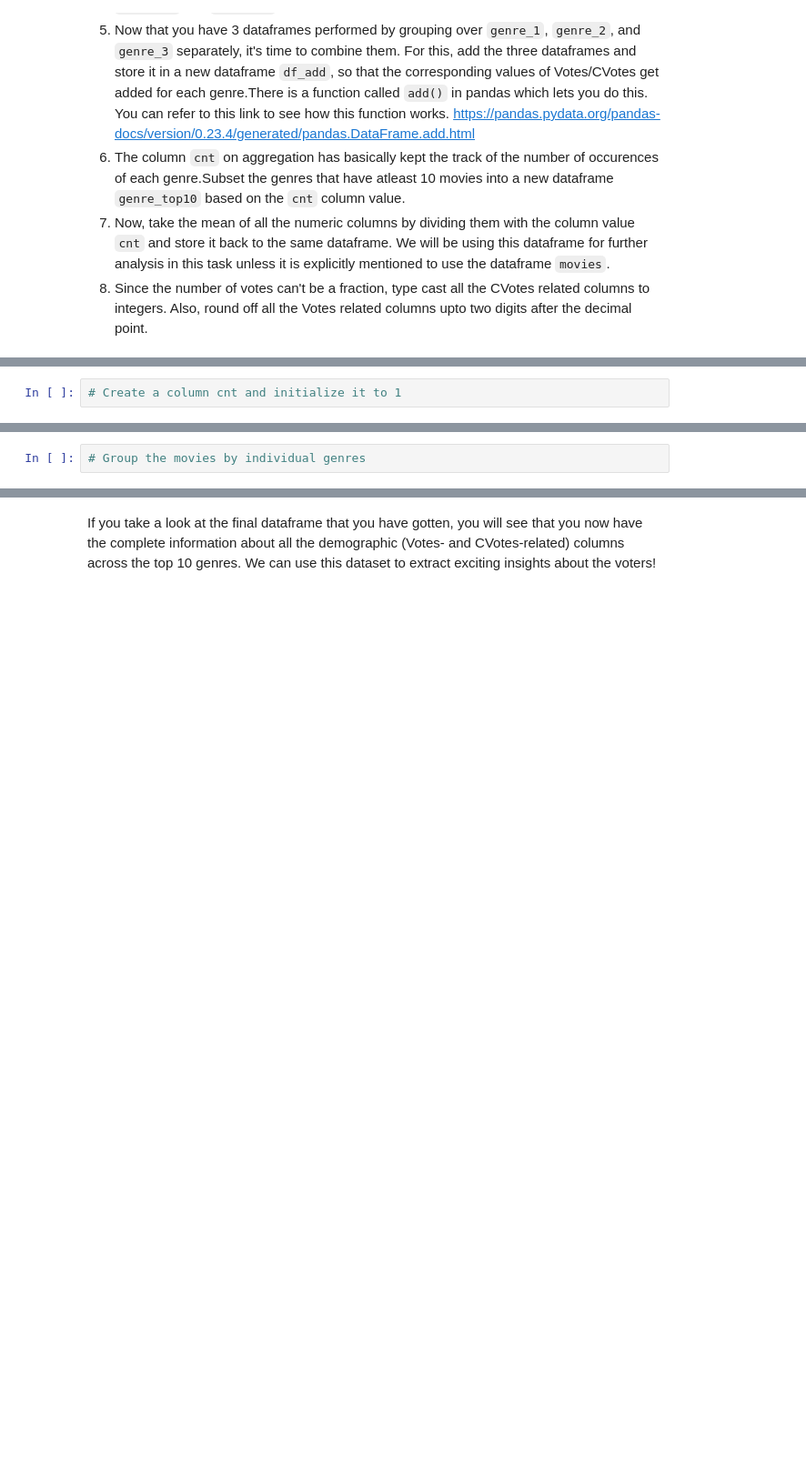
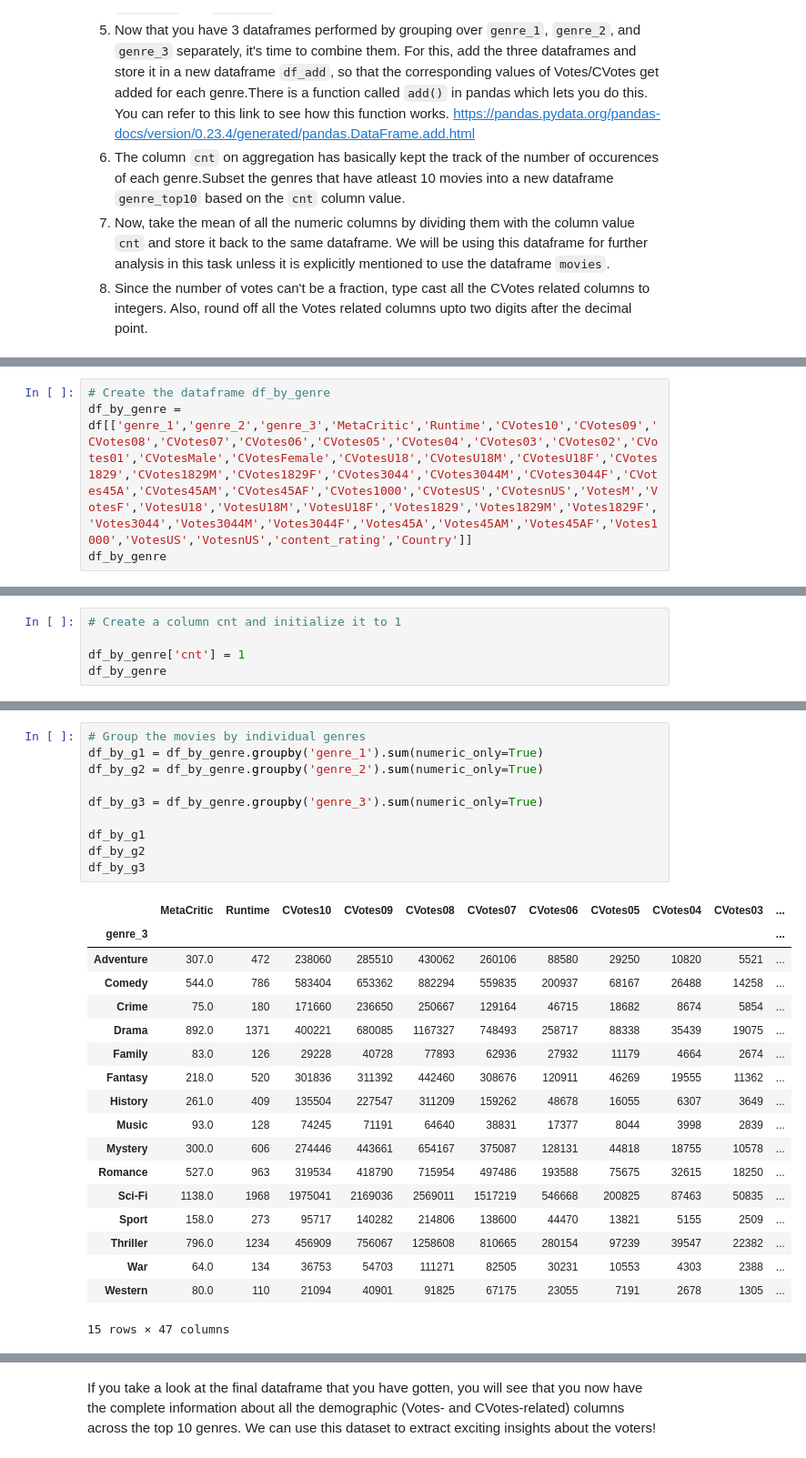
Before and after one commit to gokilapriya1808-AI/AI-ML-Assignments, a Jupyter notebook: IMDb+Movie+Assignment_gokila.ipynb, the cells around one changed output, grey strips where cells are left out. Shown at 91% size. Saved outputs shown, nothing was run; the diff lists cells and outputs as text; blank space fills up the shorter version.

```diff
--- a/IMDb+Movie+Assignment_gokila.ipynb
+++ b/IMDb+Movie+Assignment_gokila.ipynb
@@ -573,0 +572,4 @@ There are 3 columns in the dataframe - `genre_1`, `genre_2`, and `genre_3`. As a
+# %%
+# Create the dataframe df_by_genre
+df_by_genre = df[['genre_1','genre_2','genre_3','MetaCritic','Runtime','CVotes10','CVotes09','CVotes08','CVotes07','CVotes06','CVotes05','CVotes04','CVotes03','CVotes02','CVotes01','CVotesMale','CVotesFemale','CVotesU18','CVotesU18M','CVotesU18F','CVotes1829','CVotes1829M','CVotes1829F','CVotes3044','CVotes3044M','CVotes3044F','CVotes45A','CVotes45AM','CVotes45AF','CVotes1000','CVotesUS','CVotesnUS','VotesM','VotesF','VotesU18','VotesU18M','VotesU18F','Votes1829','Votes1829M','Votes1829F','Votes3044','Votes3044M','Votes3044F','Votes45A','Votes45AM','Votes45AF','Votes1000','VotesUS','VotesnUS','content_rating','Country']]
+df_by_genre
@@ -574,2 +590,5 @@ There are 3 columns in the dataframe - `genre_1`, `genre_2`, and `genre_3`. As a
 # %%
 # Create a column cnt and initialize it to 1
+
+df_by_genre['cnt'] = 1
+df_by_genre
@@ -576,4 +614,31 @@ There are 3 columns in the dataframe - `genre_1`, `genre_2`, and `genre_3`. As a
-# %%
-# Group the movies by individual genres
+# %%
+# Group the movies by individual genres
+df_by_g1 = df_by_genre.groupby('genre_1').sum(numeric_only=True)
+df_by_g2 = df_by_genre.groupby('genre_2').sum(numeric_only=True)
+
+df_by_g3 = df_by_genre.groupby('genre_3').sum(numeric_only=True)
+
+df_by_g1
+df_by_g2
+df_by_g3
+# %% [output]
+|  | MetaCritic | Runtime | CVotes10 | CVotes09 | CVotes08 | CVotes07 | CVotes06 | CVotes05 | CVotes04 | CVotes03 | ... |
+| genre_3 |  |  |  |  |  |  |  |  |  |  | ... |
+| Adventure | 307.0 | 472 | 238060 | 285510 | 430062 | 260106 | 88580 | 29250 | 10820 | 5521 | ... |
+| Comedy | 544.0 | 786 | 583404 | 653362 | 882294 | 559835 | 200937 | 68167 | 26488 | 14258 | ... |
+| Crime | 75.0 | 180 | 171660 | 236650 | 250667 | 129164 | 46715 | 18682 | 8674 | 5854 | ... |
+| Drama | 892.0 | 1371 | 400221 | 680085 | 1167327 | 748493 | 258717 | 88338 | 35439 | 19075 | ... |
+| Family | 83.0 | 126 | 29228 | 40728 | 77893 | 62936 | 27932 | 11179 | 4664 | 2674 | ... |
+| Fantasy | 218.0 | 520 | 301836 | 311392 | 442460 | 308676 | 120911 | 46269 | 19555 | 11362 | ... |
+| History | 261.0 | 409 | 135504 | 227547 | 311209 | 159262 | 48678 | 16055 | 6307 | 3649 | ... |
+| Music | 93.0 | 128 | 74245 | 71191 | 64640 | 38831 | 17377 | 8044 | 3998 | 2839 | ... |
+| Mystery | 300.0 | 606 | 274446 | 443661 | 654167 | 375087 | 128131 | 44818 | 18755 | 10578 | ... |
+| Romance | 527.0 | 963 | 319534 | 418790 | 715954 | 497486 | 193588 | 75675 | 32615 | 18250 | ... |
+| Sci-Fi | 1138.0 | 1968 | 1975041 | 2169036 | 2569011 | 1517219 | 546668 | 200825 | 87463 | 50835 | ... |
+| Sport | 158.0 | 273 | 95717 | 140282 | 214806 | 138600 | 44470 | 13821 | 5155 | 2509 | ... |
+| Thriller | 796.0 | 1234 | 456909 | 756067 | 1258608 | 810665 | 280154 | 97239 | 39547 | 22382 | ... |
+| War | 64.0 | 134 | 36753 | 54703 | 111271 | 82505 | 30231 | 10553 | 4303 | 2388 | ... |
+| Western | 80.0 | 110 | 21094 | 40901 | 91825 | 67175 | 23055 | 7191 | 2678 | 1305 | ... |
+15 rows × 47 columns
 # %%
 # Add the grouped data frames and store it in a new data frame
```
Also changed, not shown: parts of 11 cells of this notebook.
